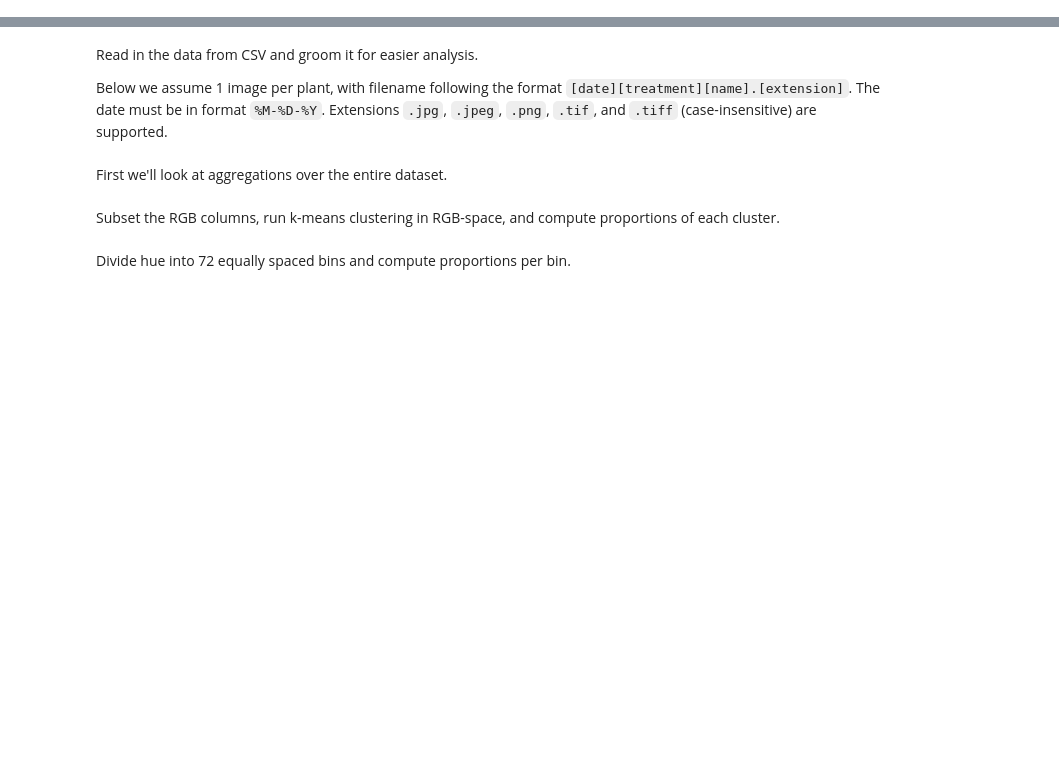
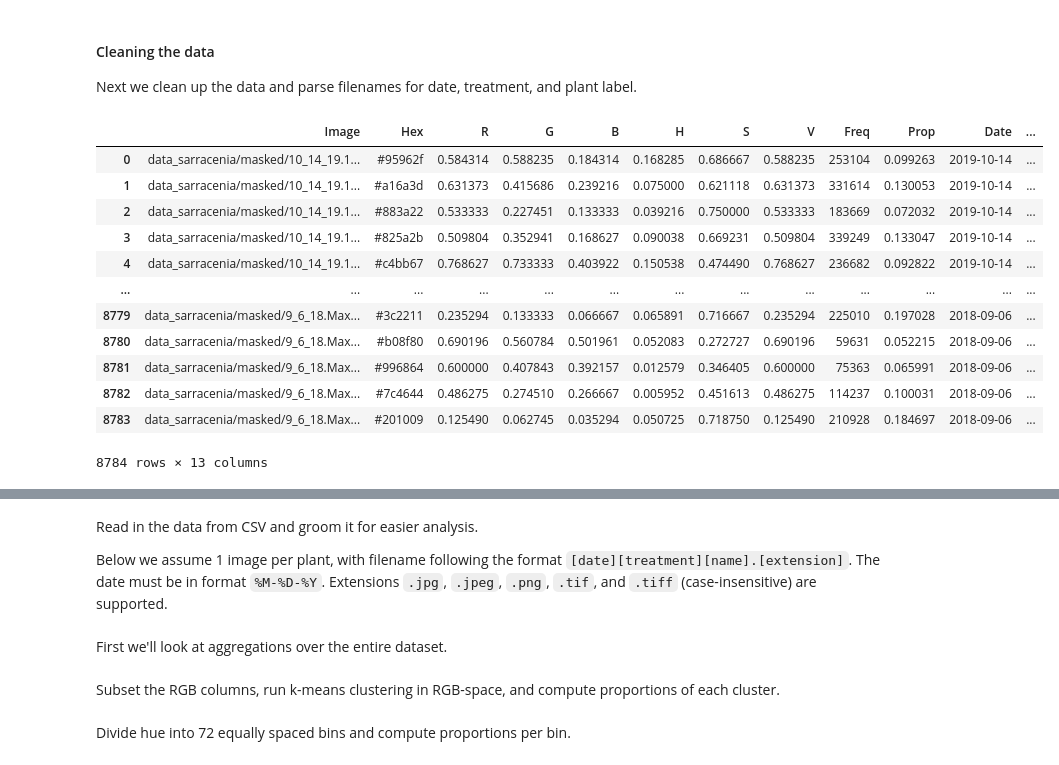
Before and after one commit to wpbonelli/pytcherplants, a Jupyter notebook: notebooks/analyze_sarracenia.ipynb, the cells around one changed output, grey strips where cells are left out. Saved outputs shown, nothing was run; the diff lists cells and outputs as text; code cells hidden in the pictures; blank space fills up the shorter version.

```diff
--- a/notebooks/analyze_sarracenia.ipynb
+++ b/notebooks/analyze_sarracenia.ipynb
@@ -17,0 +11,5 @@ Import dependencies.
+# %%
+import pandas as pd
+
+df = pd.read_csv('../data_sarracenia/tabular/masked.colors.csv', index_col=0)
+df
@@ -17,0 +30,30 @@ Import dependencies.
+# %% [markdown]
+#### Cleaning the data
+
+Next we clean up the data and parse filenames for date, treatment, and plant label.
+# %%
+from pytcherplants.utils import *
+
+# extract date, treatment and name from image name
+df['Date'] = pd.to_datetime(df.apply(row_date, axis=1).tolist(), format='%m_%d_%y')
+df['Treatment'] = df.apply(row_treatment, axis=1)
+df['Name'] = df.apply(row_name, axis=1)
+
+# drop rows with unknowns (malformed filename format)
+df.dropna(how='any', inplace=True)
+
+df
+# %% [output]
+|  | Image | Hex | R | G | B | H | S | V | Freq | Prop | Date | ... |
+| 0 | data_sarracenia/masked/10_14_19.1... | #95962f | 0.584314 | 0.588235 | 0.184314 | 0.168285 | 0.686667 | 0.588235 | 253104 | 0.099263 | 2019-10-14 | ... |
+| 1 | data_sarracenia/masked/10_14_19.1... | #a16a3d | 0.631373 | 0.415686 | 0.239216 | 0.075000 | 0.621118 | 0.631373 | 331614 | 0.130053 | 2019-10-14 | ... |
+| 2 | data_sarracenia/masked/10_14_19.1... | #883a22 | 0.533333 | 0.227451 | 0.133333 | 0.039216 | 0.750000 | 0.533333 | 183669 | 0.072032 | 2019-10-14 | ... |
+| 3 | data_sarracenia/masked/10_14_19.1... | #825a2b | 0.509804 | 0.352941 | 0.168627 | 0.090038 | 0.669231 | 0.509804 | 339249 | 0.133047 | 2019-10-14 | ... |
+| 4 | data_sarracenia/masked/10_14_19.1... | #c4bb67 | 0.768627 | 0.733333 | 0.403922 | 0.150538 | 0.474490 | 0.768627 | 236682 | 0.092822 | 2019-10-14 | ... |
+| ... | ... | ... | ... | ... | ... | ... | ... | ... | ... | ... | ... | ... |
+| 8779 | data_sarracenia/masked/9_6_18.Max... | #3c2211 | 0.235294 | 0.133333 | 0.066667 | 0.065891 | 0.716667 | 0.235294 | 225010 | 0.197028 | 2018-09-06 | ... |
+| 8780 | data_sarracenia/masked/9_6_18.Max... | #b08f80 | 0.690196 | 0.560784 | 0.501961 | 0.052083 | 0.272727 | 0.690196 | 59631 | 0.052215 | 2018-09-06 | ... |
+| 8781 | data_sarracenia/masked/9_6_18.Max... | #996864 | 0.600000 | 0.407843 | 0.392157 | 0.012579 | 0.346405 | 0.600000 | 75363 | 0.065991 | 2018-09-06 | ... |
+| 8782 | data_sarracenia/masked/9_6_18.Max... | #7c4644 | 0.486275 | 0.274510 | 0.266667 | 0.005952 | 0.451613 | 0.486275 | 114237 | 0.100031 | 2018-09-06 | ... |
+| 8783 | data_sarracenia/masked/9_6_18.Max... | #201009 | 0.125490 | 0.062745 | 0.035294 | 0.050725 | 0.718750 | 0.125490 | 210928 | 0.184697 | 2018-09-06 | ... |
+8784 rows × 13 columns
```
Also changed, not shown: parts of 16 cells of this notebook, 1 other file.
